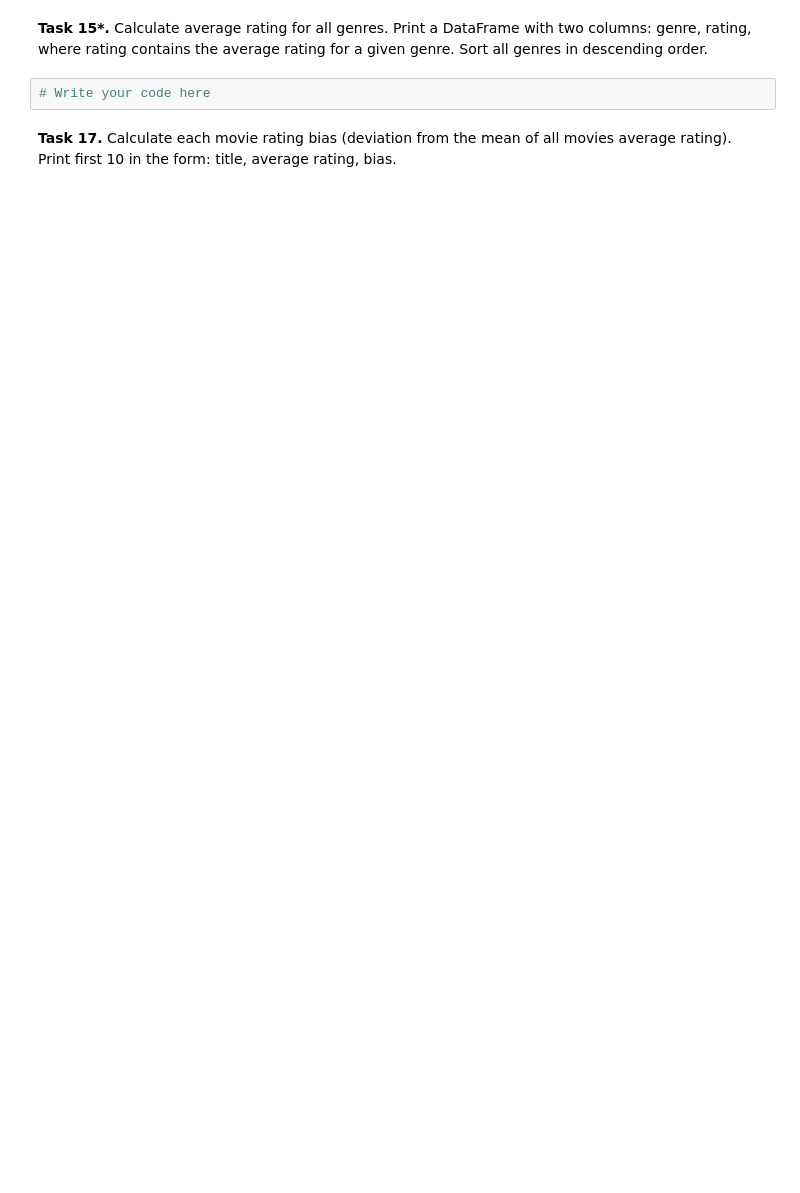
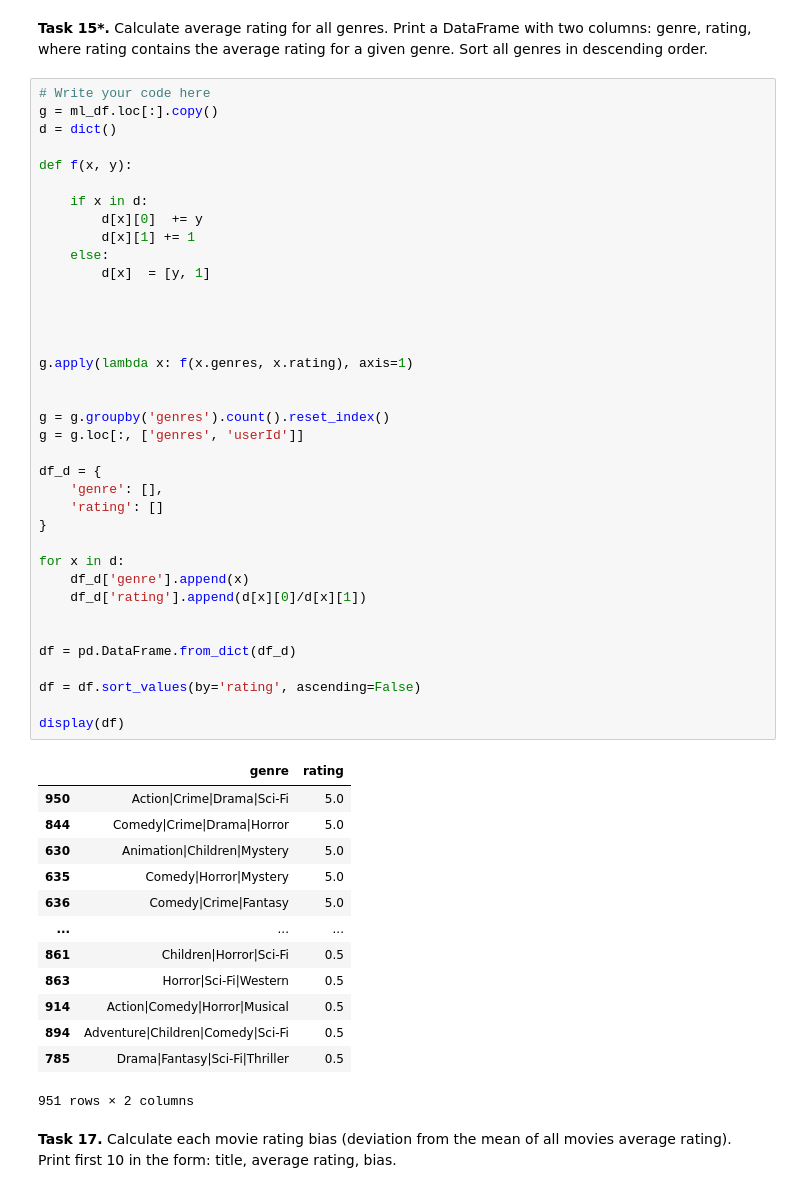
Before and after one commit to e-lawniczak/recommender-systems-class, a Jupyter notebook: class_02_numpy_pandas.ipynb, the cells around one changed output. Cells and saved outputs as stored; diff of their text form; blank space fills up the shorter version.

```diff
--- a/class_02_numpy_pandas.ipynb
+++ b/class_02_numpy_pandas.ipynb
@@ -200,6 +335,55 @@ to hours played and print the first 10 rows from the entire Steam dataset after
 **Task 15\*.** Calculate average rating for all genres. Print a DataFrame with two columns: genre, rating, where rating contains the average rating for a given genre. Sort all genres in descending order.
 # %%
 # Write your code here
+g = ml_df.loc[:].copy()
+d = dict()
+
+def f(x, y):
+
+    if x in d:
+        d[x][0]  += y
+        d[x][1] += 1
+    else:
+        d[x]  = [y, 1]
+
+
+
+
+g.apply(lambda x: f(x.genres, x.rating), axis=1)
+
+
+g = g.groupby('genres').count().reset_index()
+g = g.loc[:, ['genres', 'userId']]
+
+df_d = {
+    'genre': [],
+    'rating': []
+}
+
+for x in d:
+    df_d['genre'].append(x)
+    df_d['rating'].append(d[x][0]/d[x][1])
+
+
+df = pd.DataFrame.from_dict(df_d)
+
+df = df.sort_values(by='rating', ascending=False)
+
+display(df)
+# %% [output]
+|  | genre | rating |
+| 950 | Action|Crime|Drama|Sci-Fi | 5.0 |
+| 844 | Comedy|Crime|Drama|Horror | 5.0 |
+| 630 | Animation|Children|Mystery | 5.0 |
+| 635 | Comedy|Horror|Mystery | 5.0 |
+| 636 | Comedy|Crime|Fantasy | 5.0 |
+| ... | ... | ... |
+| 861 | Children|Horror|Sci-Fi | 0.5 |
+| 863 | Horror|Sci-Fi|Western | 0.5 |
+| 914 | Action|Comedy|Horror|Musical | 0.5 |
+| 894 | Adventure|Children|Comedy|Sci-Fi | 0.5 |
+| 785 | Drama|Fantasy|Sci-Fi|Thriller | 0.5 |
+951 rows × 2 columns
 # %% [markdown]
 **Task 17.** Calculate each movie rating bias (deviation from the mean of all movies average rating). Print first 10 in the form: title, average rating, bias.
 # %%
```
Also changed, not shown: parts of 10 cells of this notebook, 2 other files.
